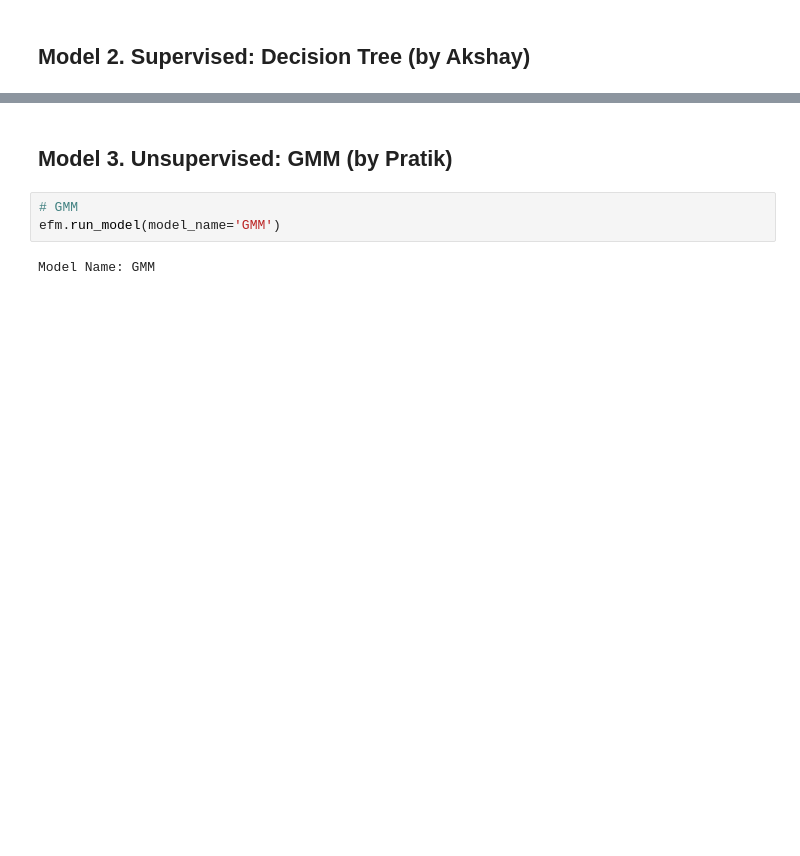
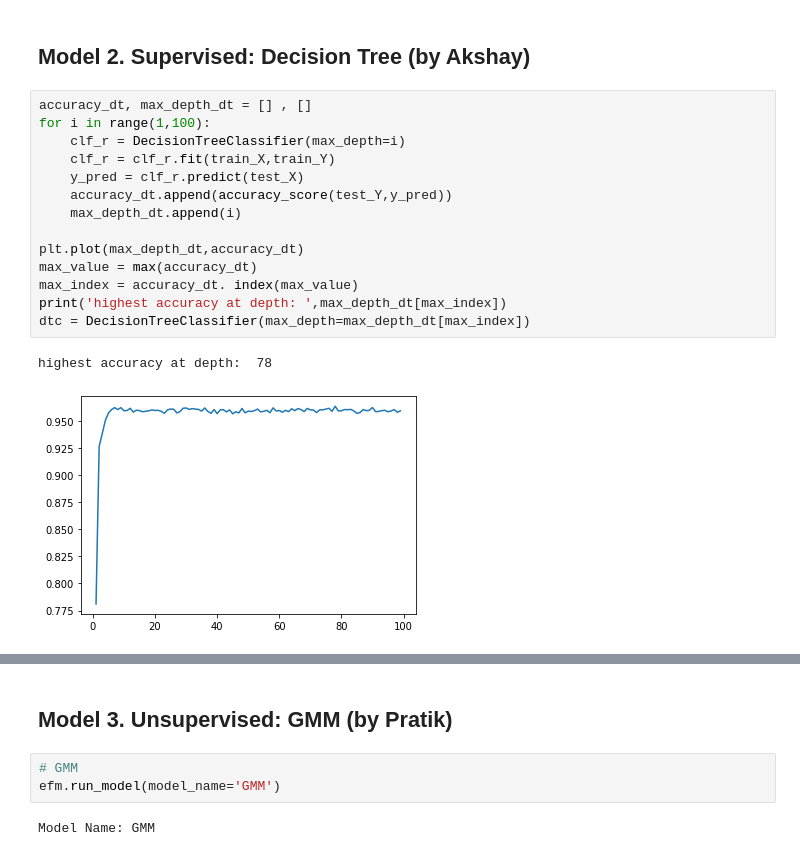
Before and after one commit to kennylee9672/EthereumFraudDetection, a Jupyter notebook: EthereumFraudModeling.ipynb, the cells around one changed output, grey strips where cells are left out. Drawn from its saved outputs; the diff is of its cells as text; blank space fills up the shorter version.

```diff
--- a/EthereumFraudModeling.ipynb
+++ b/EthereumFraudModeling.ipynb
@@ -219,2 +304,19 @@ display(efm.data.head())
 # %% [markdown]
 ## Model 2. Supervised: Decision Tree (by Akshay)
+# %%
+accuracy_dt, max_depth_dt = [] , []
+for i in range(1,100):
+    clf_r = DecisionTreeClassifier(max_depth=i)
+    clf_r = clf_r.fit(train_X,train_Y)
+    y_pred = clf_r.predict(test_X)
+    accuracy_dt.append(accuracy_score(test_Y,y_pred))
+    max_depth_dt.append(i)
+
+plt.plot(max_depth_dt,accuracy_dt)
+max_value = max(accuracy_dt)
+max_index = accuracy_dt. index(max_value)
+print('highest accuracy at depth: ',max_depth_dt[max_index])
+dtc = DecisionTreeClassifier(max_depth=max_depth_dt[max_index])
+# %% [output]
+highest accuracy at depth:  78
+[figure, added]
```
Also changed, not shown: parts of 5 cells of this notebook.
